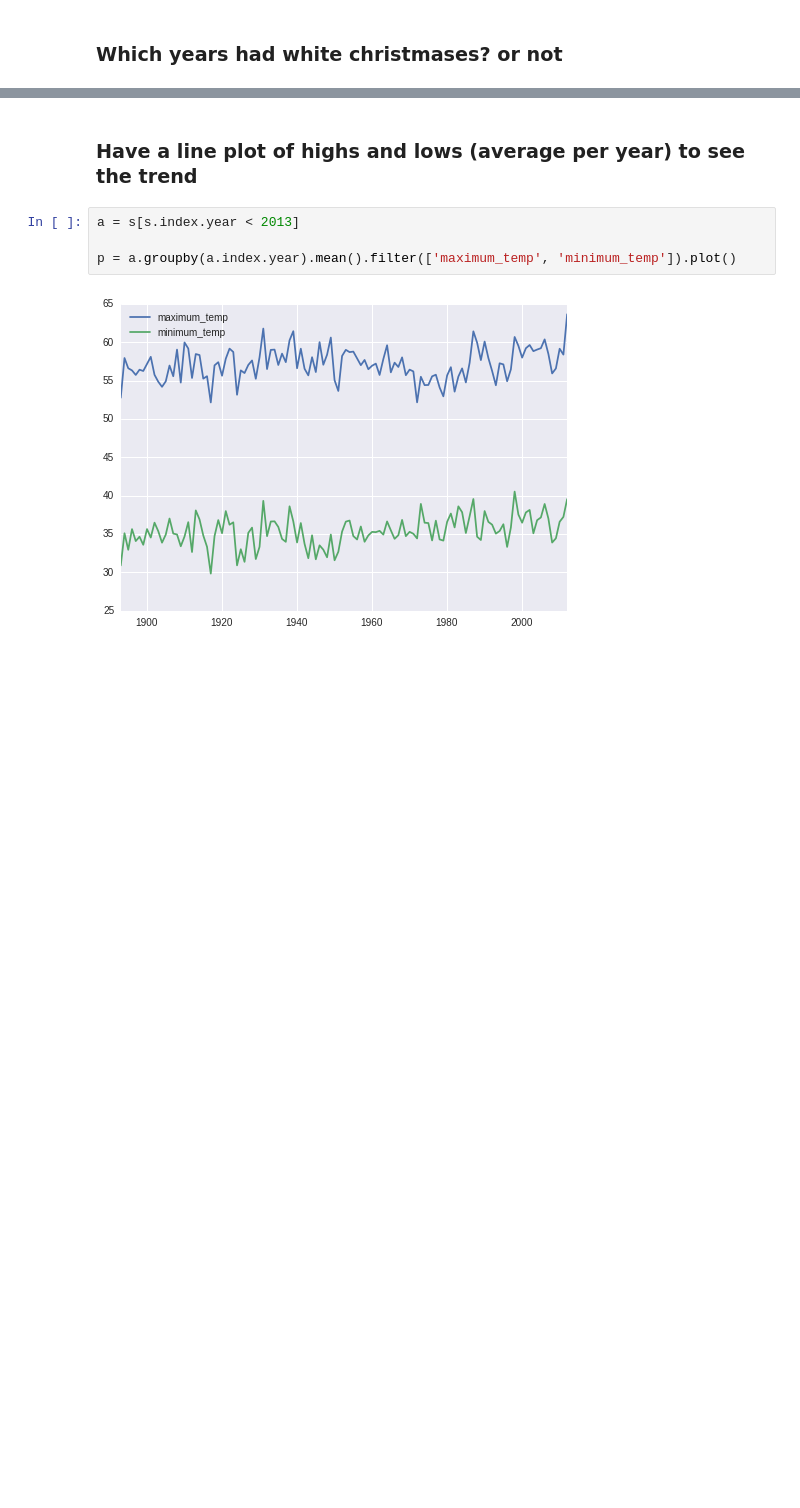
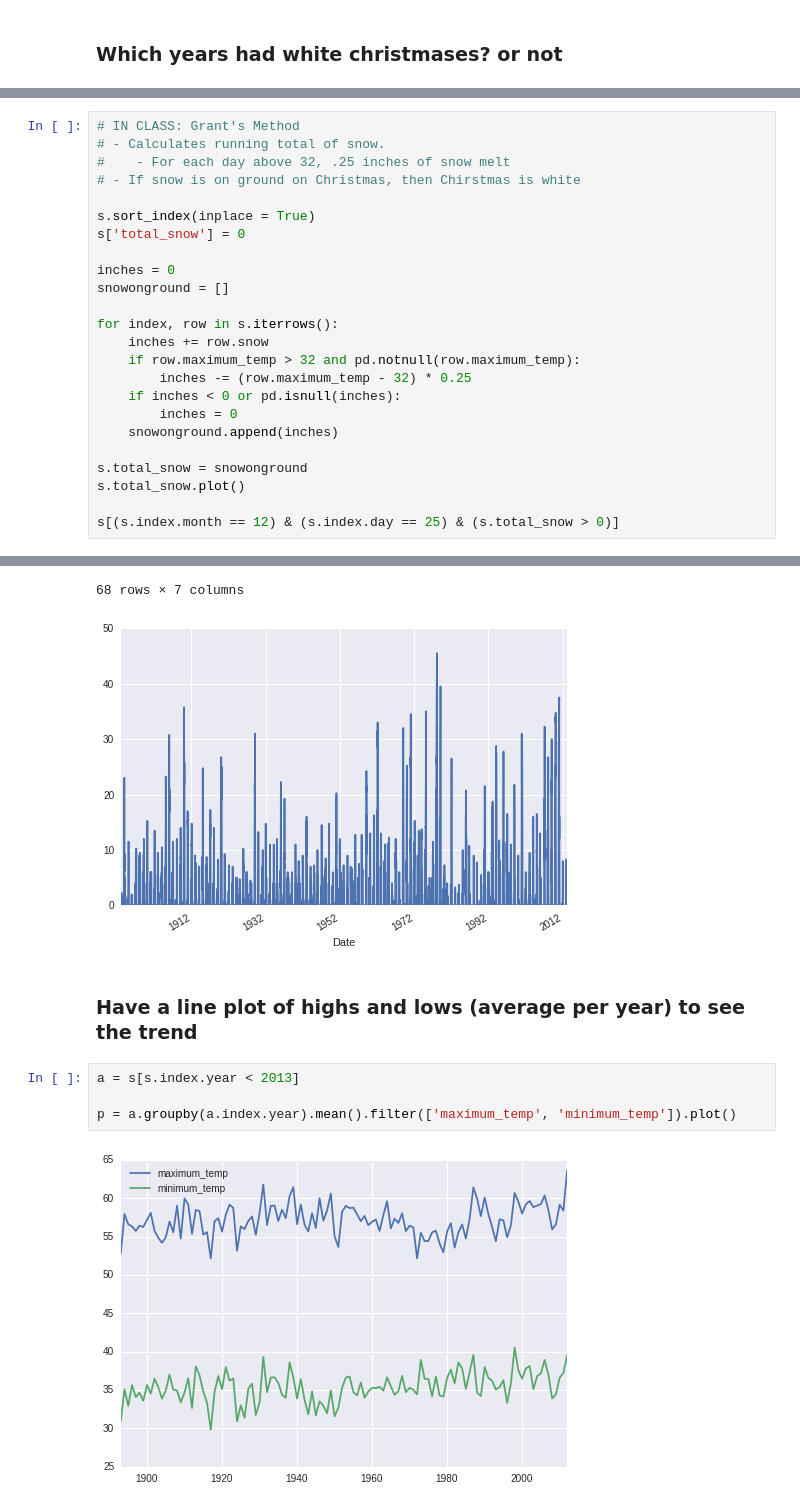
Before and after one commit to joshuamjaxon/CS420, a Jupyter notebook: Weather.ipynb, the cells around one changed output, grey strips where cells are left out. Cells and saved outputs as stored; diff of their text form; blank space fills up the shorter version.

```diff
--- a/Weather.ipynb
+++ b/Weather.ipynb
@@ -136,3 +122,28 @@ There was a white Christmas in 2004.
 There was a white Christmas in 2007.
 There was a white Christmas in 2008.
 There was a white Christmas in 2010.
+# %%
+# IN CLASS: Grant's Method
+# - Calculates running total of snow.
+#    - For each day above 32, .25 inches of snow melt
+# - If snow is on ground on Christmas, then Chirstmas is white
+
+s.sort_index(inplace = True)
+s['total_snow'] = 0
+
+inches = 0
+snowonground = []
+
+for index, row in s.iterrows():
+    inches += row.snow
+    if row.maximum_temp > 32 and pd.notnull(row.maximum_temp):
+        inches -= (row.maximum_temp - 32) * 0.25
+    if inches < 0 or pd.isnull(inches):
+        inches = 0
+    snowonground.append(inches)
+
+s.total_snow = snowonground
+s.total_snow.plot()
+
+s[(s.index.month == 12) & (s.index.day == 25) & (s.total_snow > 0)]
+# %% [output]
@@ -139,3 +168,5 @@ There was a white Christmas in 2010.
+68 rows × 7 columns
+[figure, added]
 # %% [markdown]
 ### Have a line plot of highs and lows (average per year) to see the trend
 # %%
```
Also changed, not shown: parts of 11 cells of this notebook.
